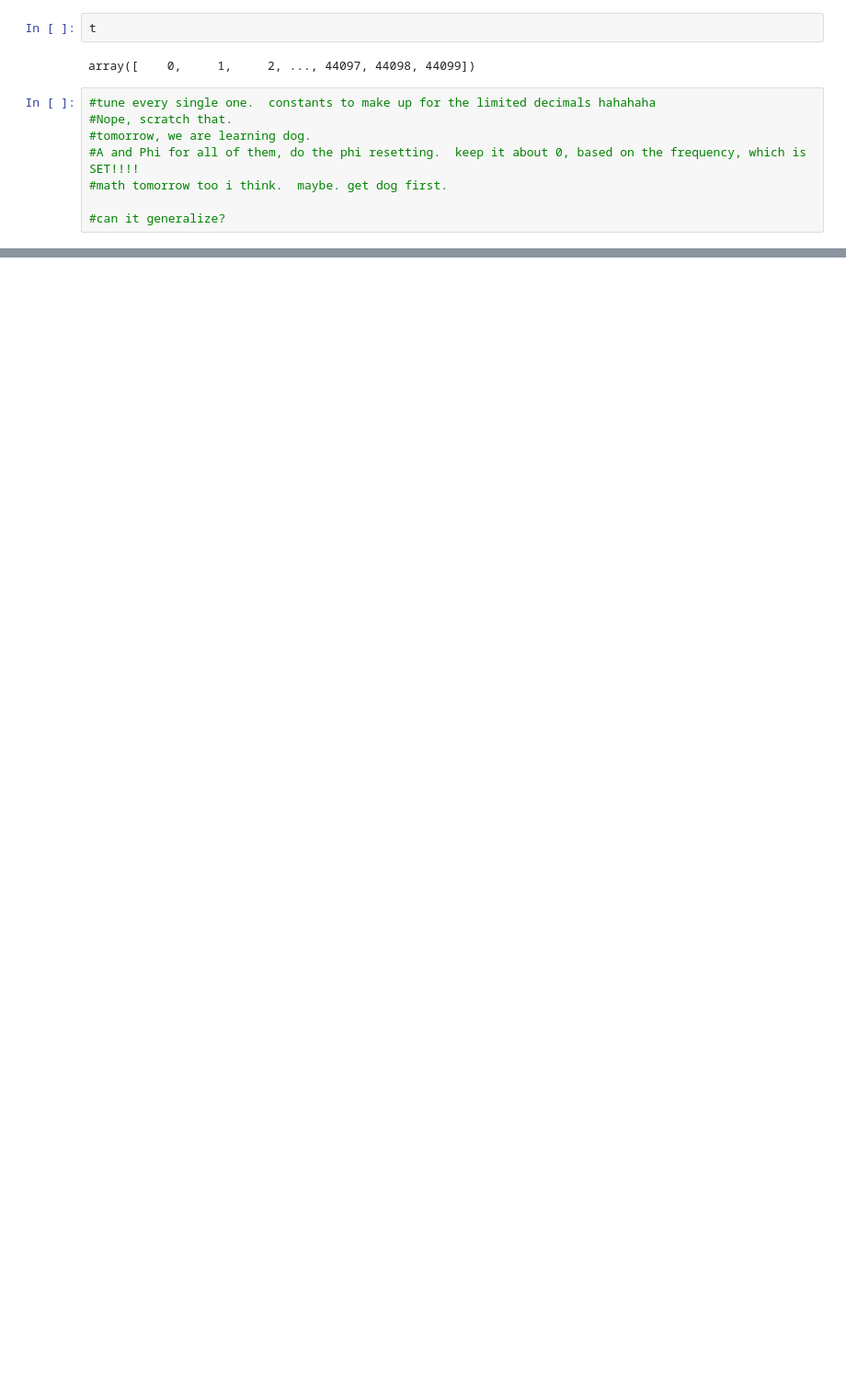
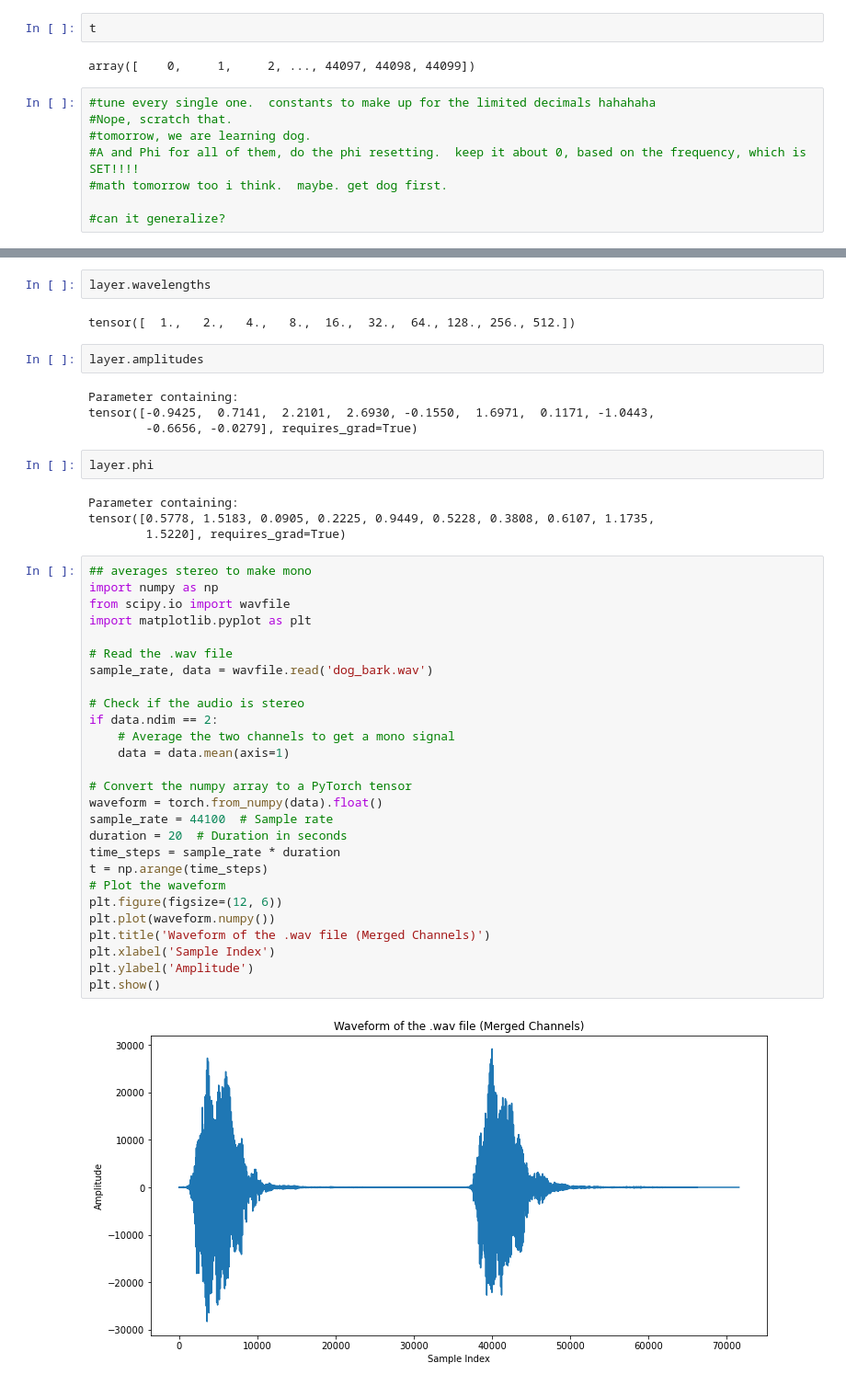
Before and after one commit to dallingordon/CSN, a Jupyter notebook: 44k.ipynb, the cells around one changed output, grey strips where cells are left out. Shown at 92% size. Drawn from its saved outputs; the diff is of its cells as text; blank space fills up the shorter version.

```diff
--- a/44k.ipynb
+++ b/44k.ipynb
@@ -70,0 +173,45 @@ array([    0,     1,     2, ..., 44097, 44098, 44099])
+# %%
+layer.wavelengths
+# %% [output]
+tensor([  1.,   2.,   4.,   8.,  16.,  32.,  64., 128., 256., 512.])
+# %%
+layer.amplitudes
+# %% [output]
+Parameter containing:
+tensor([-0.9425,  0.7141,  2.2101,  2.6930, -0.1550,  1.6971,  0.1171, -1.0443,
+        -0.6656, -0.0279], requires_grad=True)
+# %%
+layer.phi
+# %% [output]
+Parameter containing:
+tensor([0.5778, 1.5183, 0.0905, 0.2225, 0.9449, 0.5228, 0.3808, 0.6107, 1.1735,
+        1.5220], requires_grad=True)
+# %%
+## averages stereo to make mono
+import numpy as np
+from scipy.io import wavfile
+import matplotlib.pyplot as plt
+
+# Read the .wav file
+sample_rate, data = wavfile.read('dog_bark.wav')
+
+# Check if the audio is stereo
+if data.ndim == 2:
+    # Average the two channels to get a mono signal
+    data = data.mean(axis=1)
+
+# Convert the numpy array to a PyTorch tensor
+waveform = torch.from_numpy(data).float()
+sample_rate = 44100  # Sample rate
+duration = 20  # Duration in seconds
+time_steps = sample_rate * duration
+t = np.arange(time_steps)
+# Plot the waveform
+plt.figure(figsize=(12, 6))
+plt.plot(waveform.numpy())
+plt.title('Waveform of the .wav file (Merged Channels)')
+plt.xlabel('Sample Index')
+plt.ylabel('Amplitude')
+plt.show()
+# %% [output]
+[figure, added]
```
Also changed, not shown: parts of 10 cells of this notebook.
